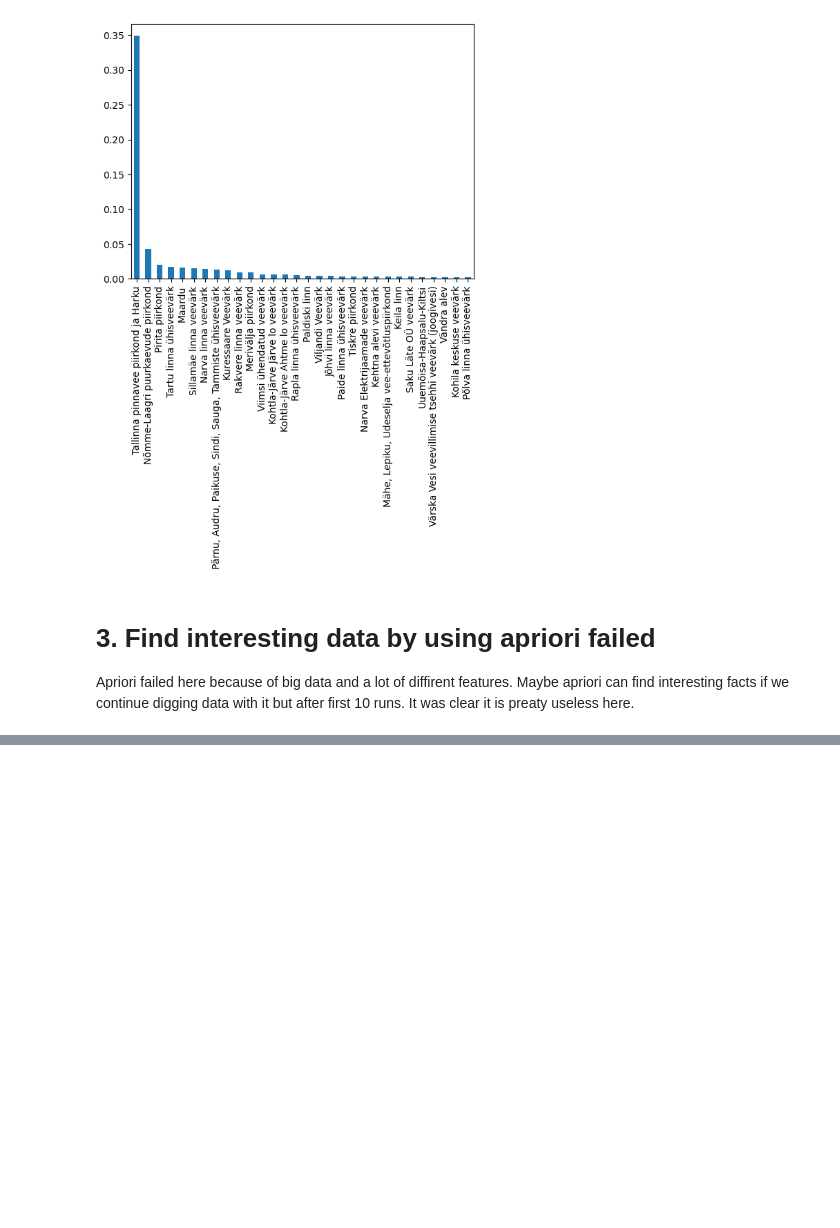
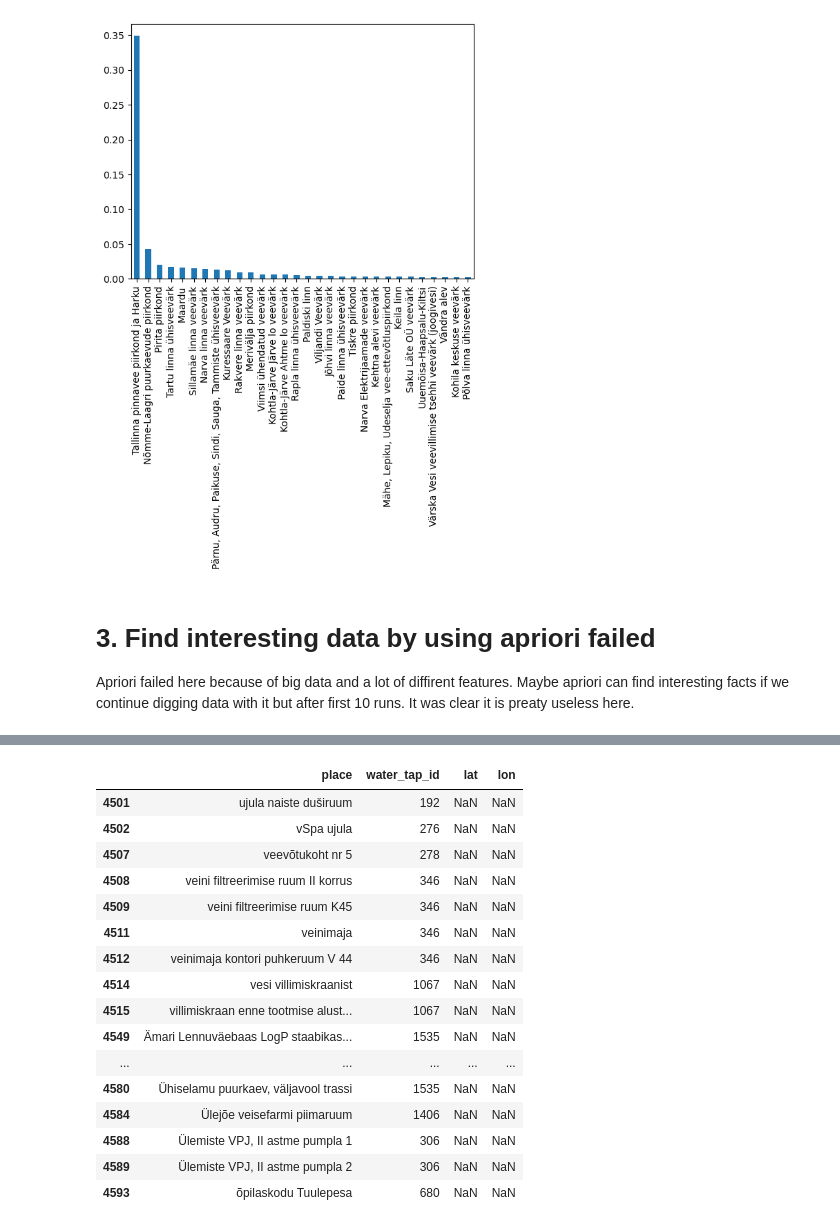
Before and after one commit to lunfman/DrinkingWaterQualityPrediction, a Jupyter notebook: open_data_analysis.ipynb, the cells around one changed output, grey strips where cells are left out. Cells and saved outputs as stored; diff of their text form; code cells hidden in the pictures; blank space fills up the shorter version.

```diff
--- a/open_data_analysis.ipynb
+++ b/open_data_analysis.ipynb
@@ -514,0 +663,5 @@ gdf.explore(column='title', cmap=['red', 'blue'] , marker_type='circle',legend=T
+# %%
+geo = pd.read_csv('geo_data.csv')
+geo.head()
+# lon 23 - 28.5
+# lat 57-60
@@ -514,0 +699,23 @@ gdf.explore(column='title', cmap=['red', 'blue'] , marker_type='circle',legend=T
+# %%
+# more than a half without
+
+na_geo = geo[geo['lat'].isna()]
+na_geo.tail(30)
+# %% [output]
+|  | place | water_tap_id | lat | lon |
+| 4501 | ujula naiste duširuum | 192 | NaN | NaN |
+| 4502 | vSpa ujula | 276 | NaN | NaN |
+| 4507 | veevõtukoht nr 5 | 278 | NaN | NaN |
+| 4508 | veini filtreerimise ruum II korrus | 346 | NaN | NaN |
+| 4509 | veini filtreerimise ruum K45 | 346 | NaN | NaN |
+| 4511 | veinimaja | 346 | NaN | NaN |
+| 4512 | veinimaja kontori puhkeruum V 44 | 346 | NaN | NaN |
+| 4514 | vesi villimiskraanist | 1067 | NaN | NaN |
+| 4515 | villimiskraan enne tootmise alust... | 1067 | NaN | NaN |
+| 4549 | Ämari Lennuväebaas LogP staabikas... | 1535 | NaN | NaN |
+| ... | ... | ... | ... | ... |
+| 4580 | Ühiselamu puurkaev, väljavool trassi | 1535 | NaN | NaN |
+| 4584 | Ülejõe veisefarmi piimaruum | 1406 | NaN | NaN |
+| 4588 | Ülemiste VPJ, II astme pumpla 1 | 306 | NaN | NaN |
+| 4589 | Ülemiste VPJ, II astme pumpla 2 | 306 | NaN | NaN |
+| 4593 | õpilaskodu Tuulepesa | 680 | NaN | NaN |
```
Also changed, not shown: parts of 17 cells of this notebook, 1 other file.
